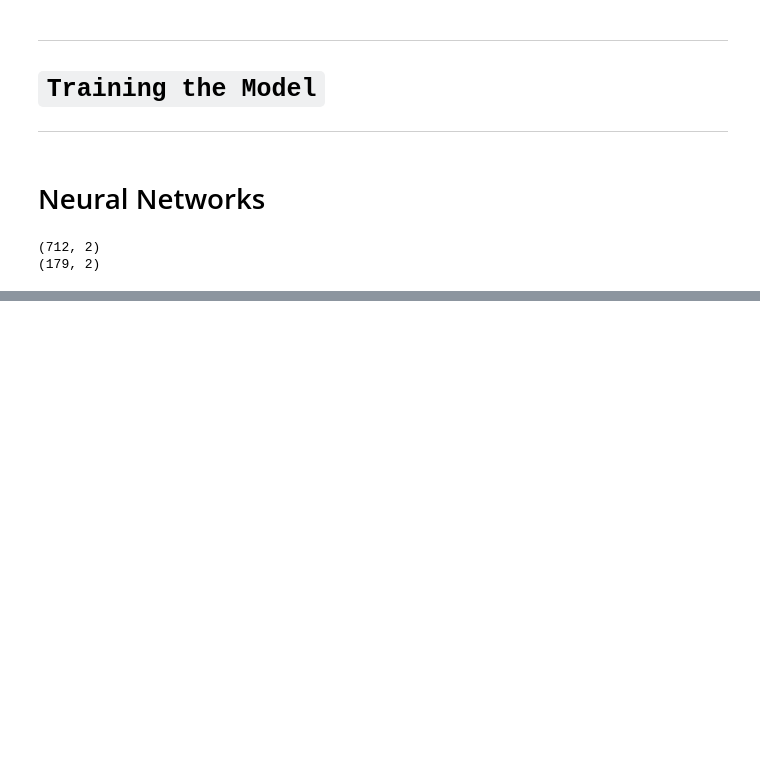
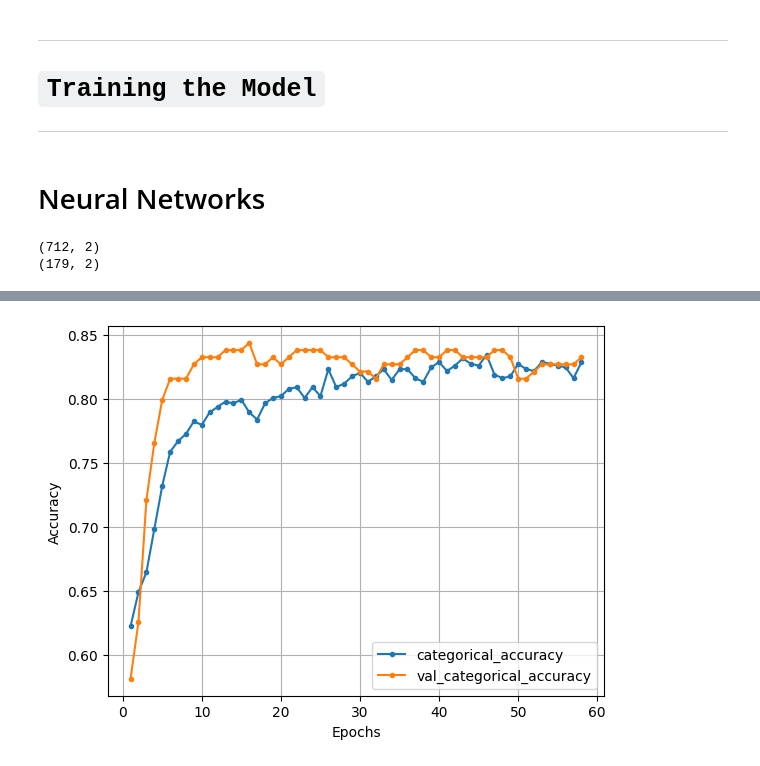
Before and after one commit to Manmeetkaur17/Hex_KaggleDataset, a Jupyter notebook: Hex_TitanicDS.ipynb, the cells around one changed output, grey strips where cells are left out. Saved outputs shown, nothing was run; the diff lists cells and outputs as text; code cells hidden in the pictures; blank space fills up the shorter version.

```diff
--- a/Hex_TitanicDS.ipynb
+++ b/Hex_TitanicDS.ipynb
@@ -360,3 +365,13 @@ history_df
+# %%
+#accuracy
+import matplotlib.pyplot as plt
+history_df[['categorical_accuracy','val_categorical_accuracy']].iloc[1:].plot(marker='.')
+plt.grid()
+plt.xlabel('Epochs')
+plt.ylabel('Accuracy')
+plt.show()
+# %% [output]
+[figure, added]
 # %%
 import matplotlib.pyplot as plt
 history_df[['loss','val_loss']].iloc[1:].plot(marker='.')
```
Also changed, not shown: parts of 13 cells of this notebook.
